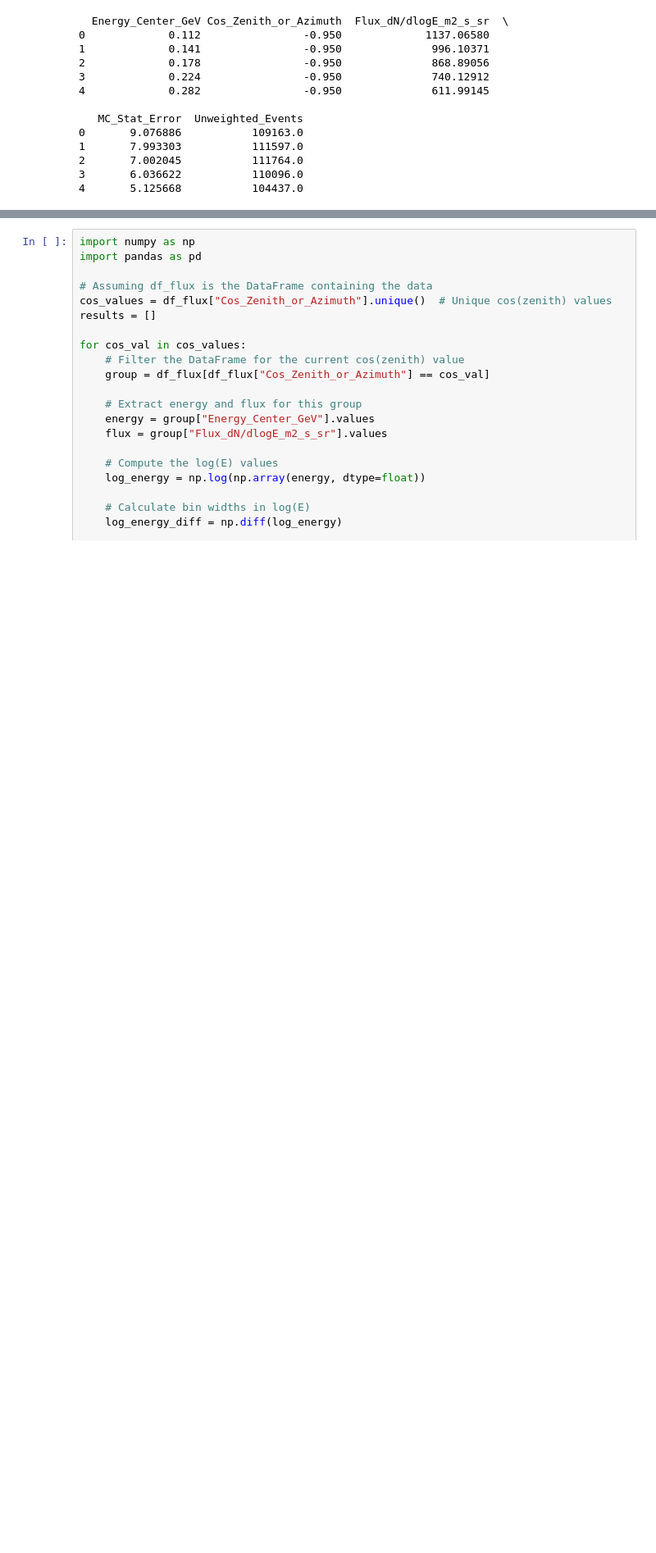
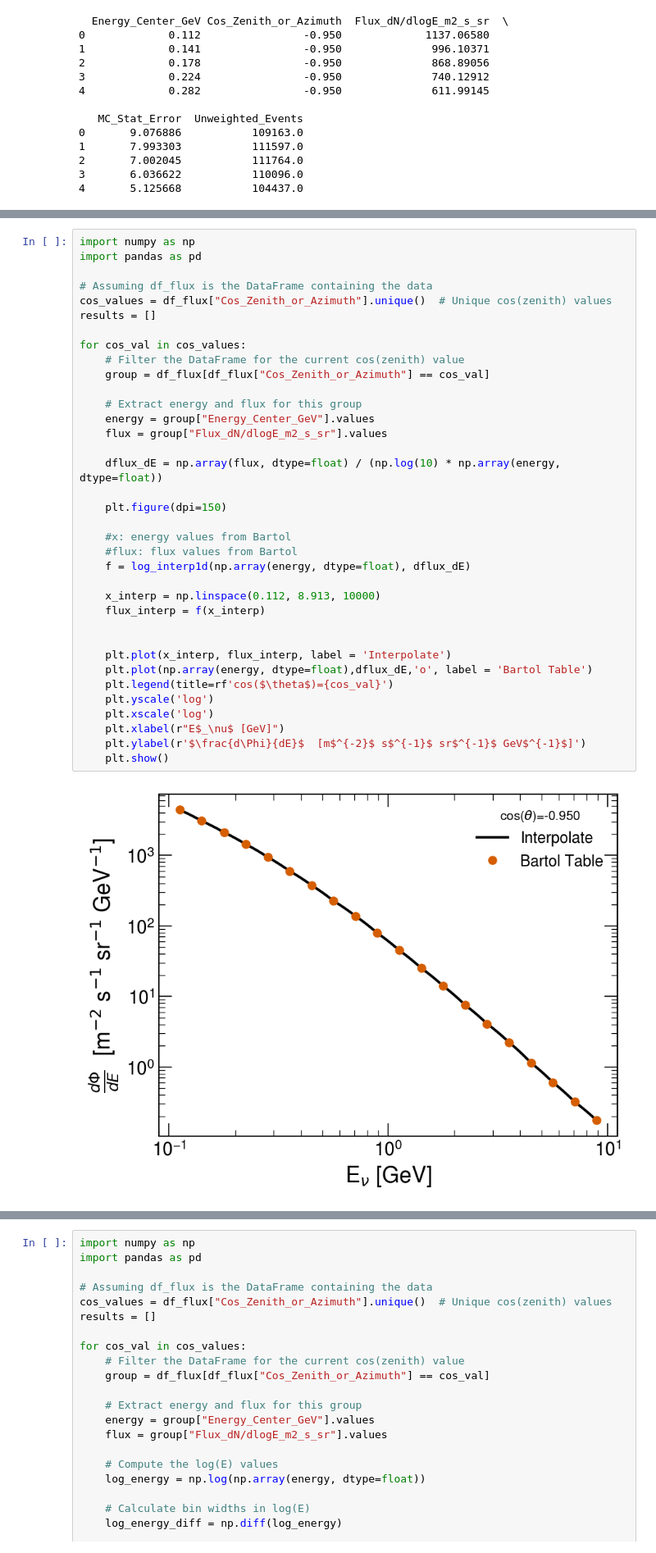
Before and after one commit to lperes-ufrj/UpperLimitCode, a Jupyter notebook: ValidationStudies/FluxsAtm/flux_adap.ipynb, the cells around one changed output, grey strips where cells are left out. Shown at 82% size. Saved outputs shown, nothing was run; the diff lists cells and outputs as text; blank space fills up the shorter version.

```diff
--- a/ValidationStudies/FluxsAtm/flux_adap.ipynb
+++ b/ValidationStudies/FluxsAtm/flux_adap.ipynb
@@ -166,0 +145,38 @@ for col in columns_to_plot:
+# %%
+import numpy as np
+import pandas as pd
+
+# Assuming df_flux is the DataFrame containing the data
+cos_values = df_flux["Cos_Zenith_or_Azimuth"].unique()  # Unique cos(zenith) values
+results = []
+
+for cos_val in cos_values:
+    # Filter the DataFrame for the current cos(zenith) value
+    group = df_flux[df_flux["Cos_Zenith_or_Azimuth"] == cos_val]
+
+    # Extract energy and flux for this group
+    energy = group["Energy_Center_GeV"].values
+    flux = group["Flux_dN/dlogE_m2_s_sr"].values
+
+    dflux_dE = np.array(flux, dtype=float) / (np.log(10) * np.array(energy, dtype=float))
+
+    plt.figure(dpi=150)
+
+    #x: energy values from Bartol
+    #flux: flux values from Bartol
+    f = log_interp1d(np.array(energy, dtype=float), dflux_dE)
+
+    x_interp = np.linspace(0.112, 8.913, 10000)
+    flux_interp = f(x_interp)
+
+
+    plt.plot(x_interp, flux_interp, label = 'Interpolate')
+    plt.plot(np.array(energy, dtype=float),dflux_dE,'o', label = 'Bartol Table')
+    plt.legend(title=rf'cos($\theta$)={cos_val}')
+    plt.yscale('log')
+    plt.xscale('log')
+    plt.xlabel(r"E$_\nu$ [GeV]")
+    plt.ylabel(r'$\frac{d\Phi}{dE}$  [m$^{-2}$ s$^{-1}$ sr$^{-1}$ GeV$^{-1}$]')
+    plt.show()
+# %% [output]
+[figure, added]
```
Also changed, not shown: parts of 10 cells of this notebook.
